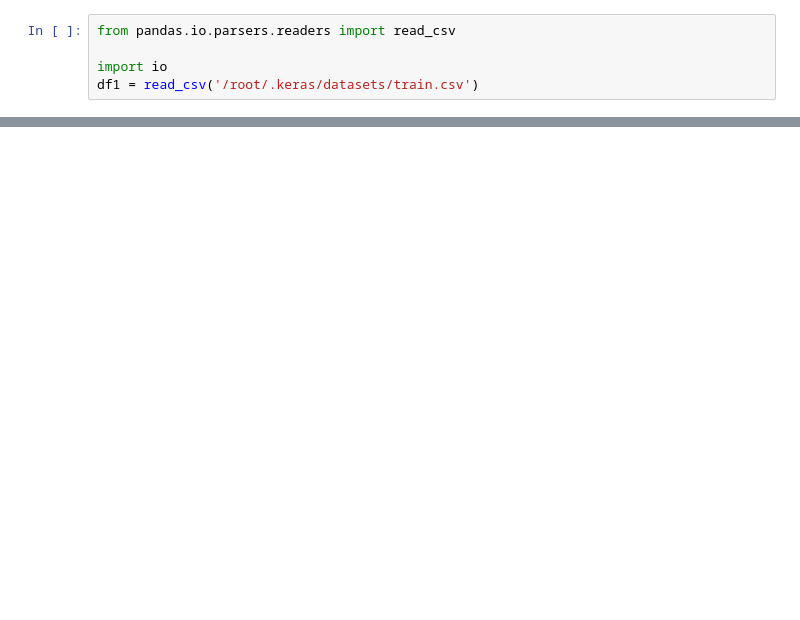
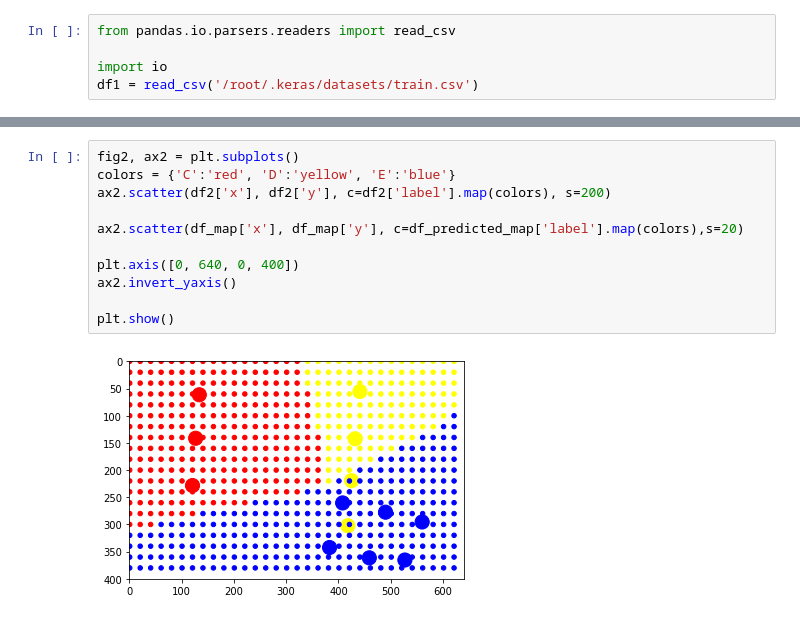
Before and after one commit to arac22/keras-demo, a Jupyter notebook: AutoKeras_Demo_Two_ok.ipynb, the cells around one changed output, grey strips where cells are left out. Saved outputs shown, nothing was run; the diff lists cells and outputs as text; blank space fills up the shorter version.

```diff
--- a/AutoKeras_Demo_Two_ok.ipynb
+++ b/AutoKeras_Demo_Two_ok.ipynb
@@ -115,0 +84,13 @@ plt.show()
+# %%
+fig2, ax2 = plt.subplots()
+colors = {'C':'red', 'D':'yellow', 'E':'blue'}
+ax2.scatter(df2['x'], df2['y'], c=df2['label'].map(colors), s=200)
+
+ax2.scatter(df_map['x'], df_map['y'], c=df_predicted_map['label'].map(colors),s=20)
+
+plt.axis([0, 640, 0, 400])
+ax2.invert_yaxis()
+
+plt.show()
+# %% [output]
+[figure, added]
```
Also changed, not shown: parts of 7 cells of this notebook.
